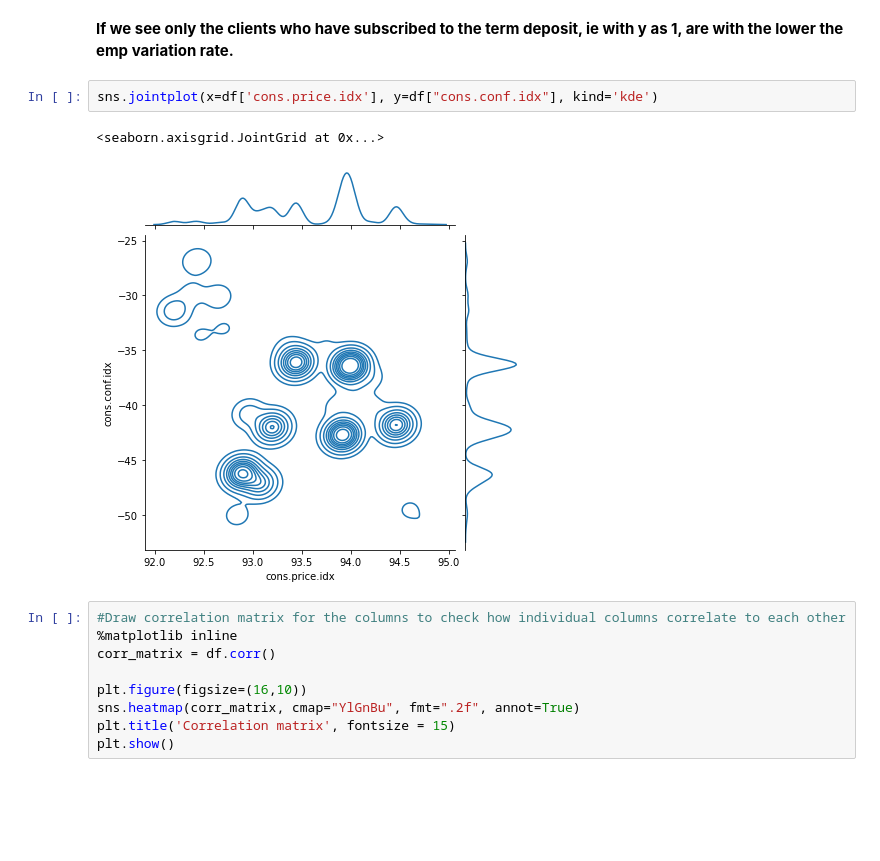
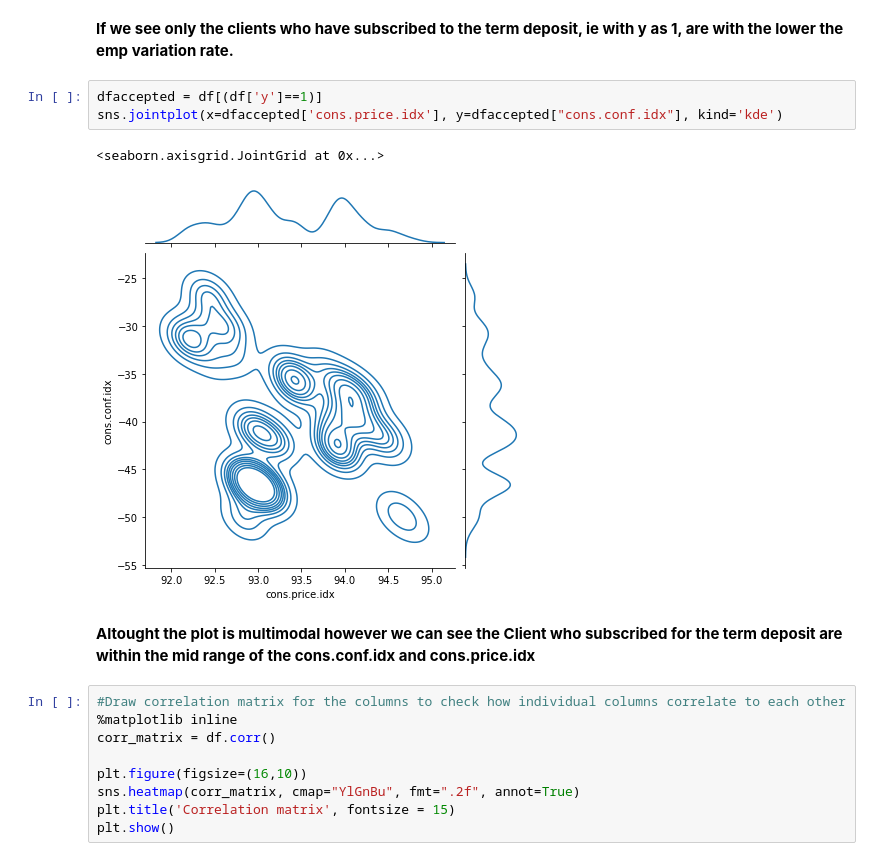
Before and after one commit to iramjaved/OptusUBuildingAI, a Jupyter notebook: BankTestFull.ipynb, the cells around one changed output. Saved outputs shown, nothing was run; the diff lists cells and outputs as text; blank space fills up the shorter version.

```diff
--- a/BankTestFull.ipynb
+++ b/BankTestFull.ipynb
@@ -301,10 +304,13 @@ sns.jointplot(x=df['emp.var.rate'], y=df["output"], kind='kde')
 # %% [markdown]
 **If we see only the clients who have subscribed to the term deposit, ie with y as 1, are with the lower the emp variation rate.**
 # %%
-sns.jointplot(x=df['cons.price.idx'], y=df["cons.conf.idx"], kind='kde')
+dfaccepted = df[(df['y']==1)]
+sns.jointplot(x=dfaccepted['cons.price.idx'], y=dfaccepted["cons.conf.idx"], kind='kde')
 # %% [output]
 <seaborn.axisgrid.JointGrid at 0x...>
-[figure, old version]
+[figure, new version]
+# %% [markdown]
+**Altought the plot is multimodal however we can see the Client who subscribed for the term deposit are within the mid range of the cons.conf.idx and cons.price.idx**
 # %%
 #Draw correlation matrix for the columns to check how individual columns correlate to each other
 %matplotlib inline
```
Also changed, not shown: parts of 37 cells of this notebook.
